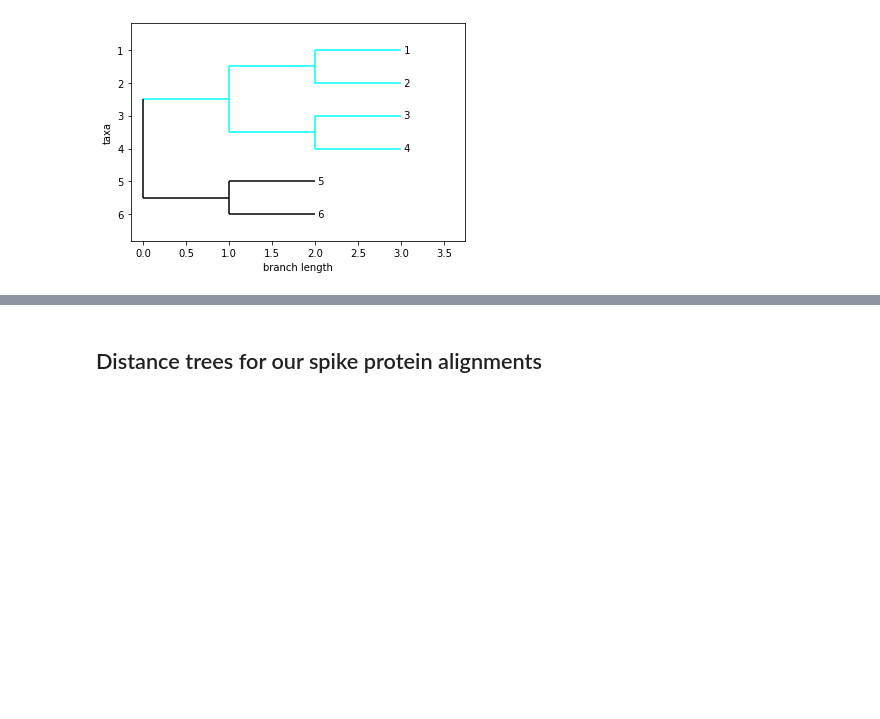
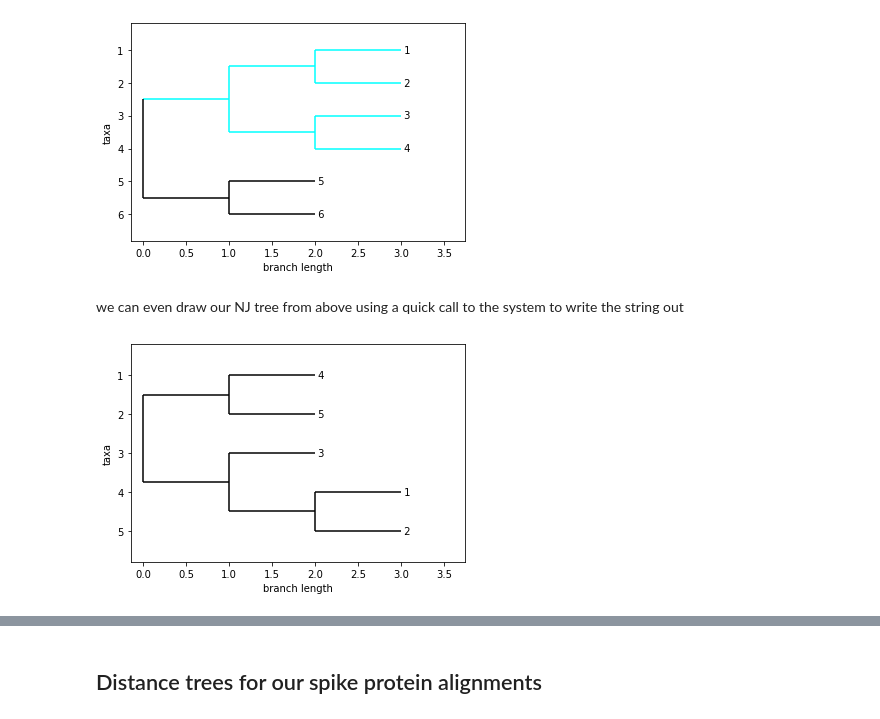
Before and after one commit to andrewkern/bio399, a Jupyter notebook: week4.ipynb, the cells around one changed output, grey strips where cells are left out. Drawn from its saved outputs; the diff is of its cells as text; code cells hidden in the pictures; blank space fills up the shorter version.

```diff
--- a/week4.ipynb
+++ b/week4.ipynb
@@ -0,0 +136,7 @@
+# %%
+labels = ["1","2","3","4","5"]
+aMat = np.array([[0, 5, 9, 9, 8],[5,0,10,10,9],
+                [9,10,0,8,7],[9,10,8,0,3],
+                [8,9,7,3,0]],dtype='float64')
+nj_tree = NJ(aMat, labels)
+print(nj_tree)
@@ -37,3 +183,11 @@ mrca.color="cyan"
 Phylo.draw(tree)
 # %% [output]
 [figure]
+# %% [markdown]
+we can even draw our NJ tree from above using a quick call to the system to write the string out
+# %%
+from io import StringIO
+tree = Phylo.read(StringIO(NJ(aMat, labels)), "newick")
+Phylo.draw(tree)
+# %% [output]
+[figure, added]
```
Also changed, not shown: parts of 17 cells of this notebook.
